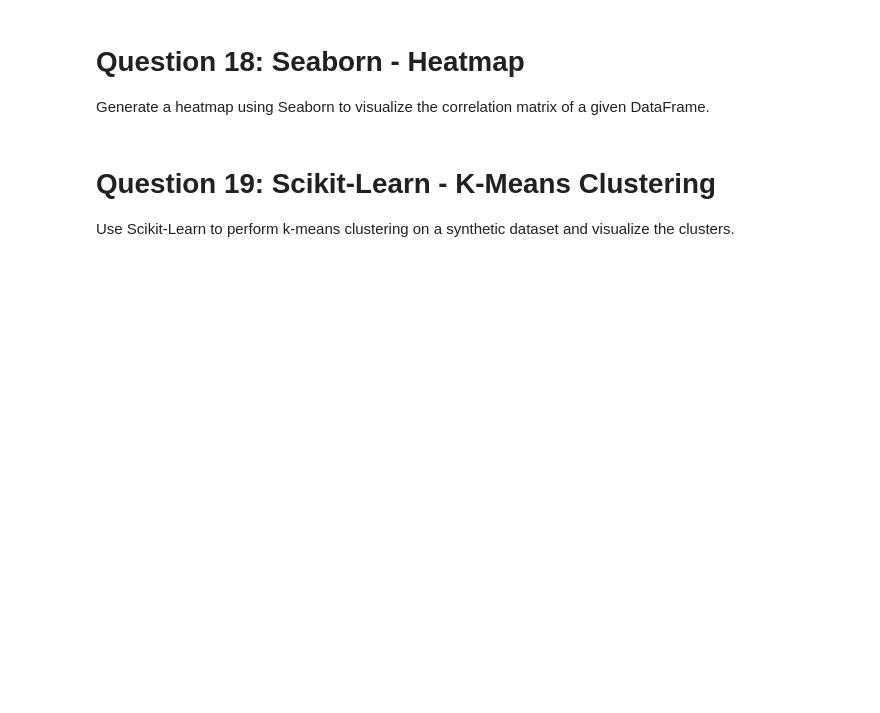
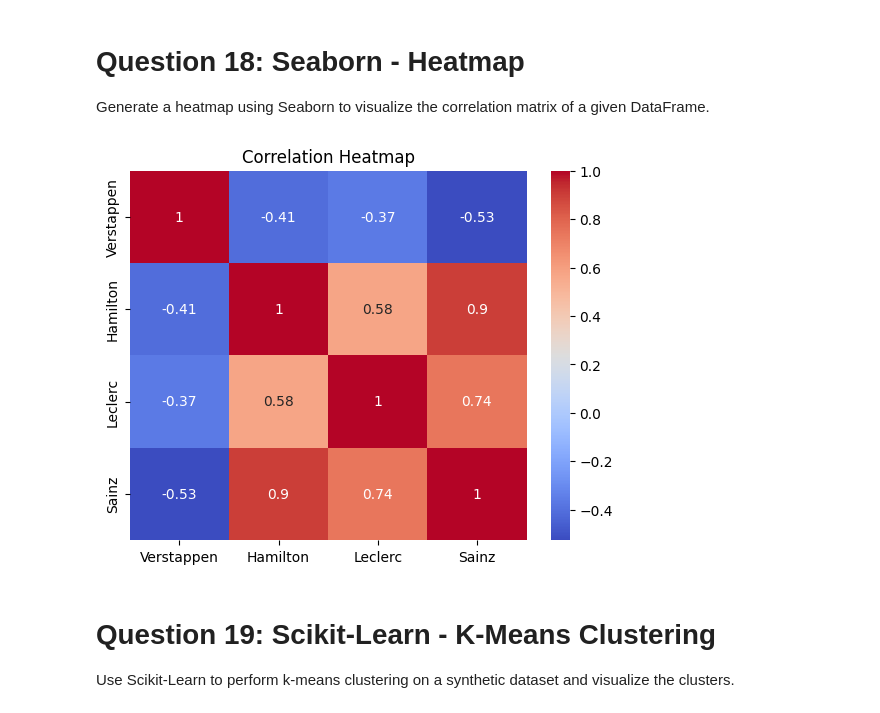
Before and after one commit to kkrriissss/cs670-ai, a Jupyter notebook: m2assignment/CS670_Python_Kickstart_Dive_into_Programming.ipynb, the cells around one changed output. Cells and saved outputs as stored; diff of their text form; code cells hidden in the pictures; blank space fills up the shorter version.

```diff
--- a/m2assignment/CS670_Python_Kickstart_Dive_into_Programming.ipynb
+++ b/m2assignment/CS670_Python_Kickstart_Dive_into_Programming.ipynb
@@ -442,13 +477,24 @@ Generate a heatmap using Seaborn to visualize the correlation matrix of a given
 # %%
 import seaborn as sns
 import pandas as pd
+
+data = {
+    'Verstappen': [90, 85, 88, 92, 87],
+    'Hamilton': [80, 82, 79, 81, 83],
+    'Leclerc': [70, 75, 72, 74, 73],
+    'Sainz': [65, 68, 66, 67, 69]
+}
+
+df = pd.DataFrame(data)
 
 # Assume df is a loaded DataFrame with numerical columns
 correlation_matrix = df.corr()
 
 sns.heatmap(correlation_matrix, annot=True, cmap='coolwarm')
 plt.title('Correlation Heatmap')
 plt.show()
+# %% [output]
+[figure, added]
 # %% [markdown]
 # **Question 19: Scikit-Learn - K-Means Clustering**
 
```
Also changed, not shown: parts of 8 cells of this notebook.
